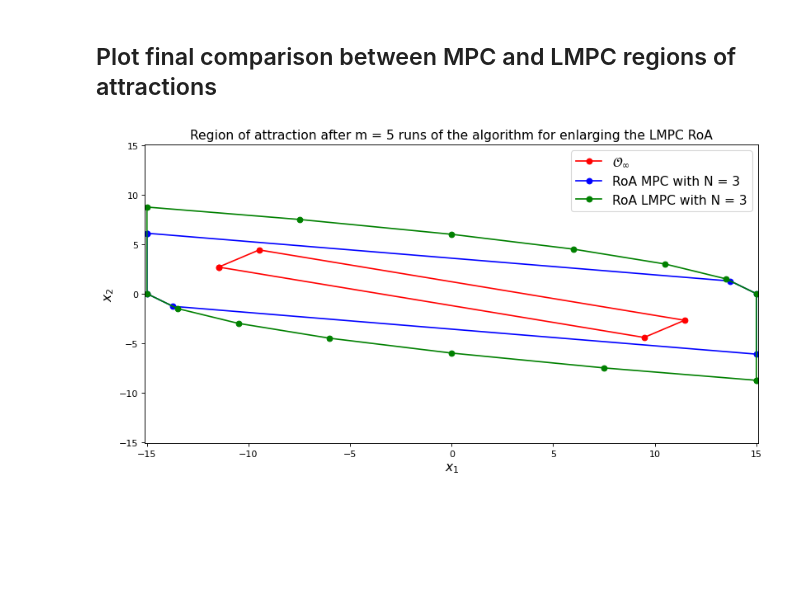
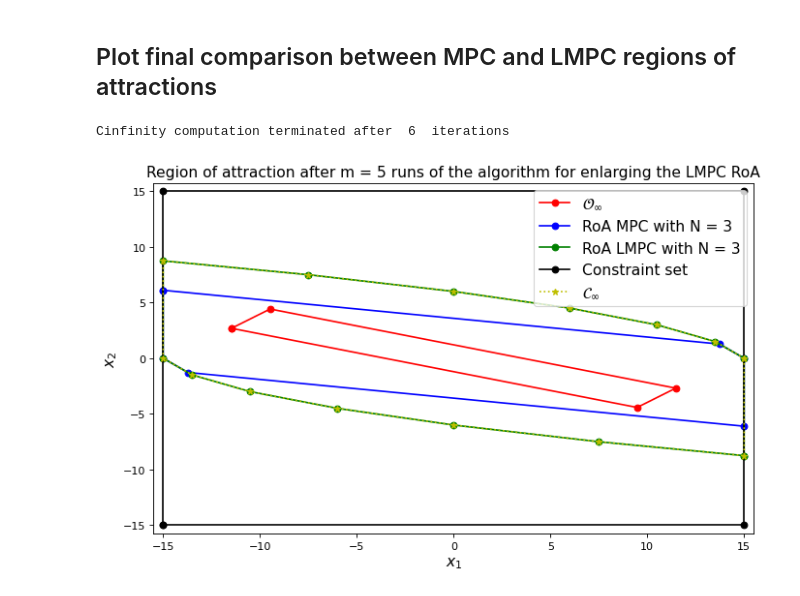
Before and after one commit to urosolia/Learning_Robust_MPC, a Jupyter notebook: Chapter_4/Ex1_LMPC_for_double_integrator/Ex1_LMPC_for_double_integrator.ipynb, the cells around one changed output. Saved outputs shown, nothing was run; the diff lists cells and outputs as text; code cells hidden in the pictures; blank space fills up the shorter version.

```diff
--- a/Chapter_4/Ex1_LMPC_for_double_integrator/Ex1_LMPC_for_double_integrator.ipynb
+++ b/Chapter_4/Ex1_LMPC_for_double_integrator/Ex1_LMPC_for_double_integrator.ipynb
@@ -77,7 +105,7 @@ plt.show()
 # Initialize LMPC object
 N_LMPC = 3 # horizon length
 Q1 = 0.01*Q
-lmpc = LMPC(N_LMPC, A, B, Q1, Q, R, x_max, u_max) # Initialize the LMPC (decide if you wanna use the CVX hull)
+lmpc = LMPC_CS(N_LMPC, A, B, Q1, Q, R, x_max, u_max) # Initialize the LMPC (decide if you wanna use the CVX hull)
 lmpc.addTrajectory(xcl_feasible, ucl_feasible) # Add feasible trajectory to the safe set
 
 totalIterations = 20 # Number of iterations to perform
@@ -190,5 +221,5 @@ RoA_MPC.NStepPreAB(A, B, Fx, bx, Fu, bu, N)
 # %%
-lmpc = LMPC(N_LMPC, A, B, Q1, Q, R, x_max, u_max) # Initialize the LMPC (decide if you wanna use the CVX hull)
+lmpc = LMPC_CS(N_LMPC, A, B, Q1, Q, R, x_max, u_max) # Initialize the LMPC (decide if you wanna use the CVX hull)
 # run simulation
 # iteration loop
 M = 5
@@ -232,16 +263,17 @@ for m in range(M):
     RoA_LMPC.computeVRep()
 
     # Plot intermediate results
-    plt.figure(figsize=(12, 6), dpi=80)
+    X = polytope(Fx, bx)
+    plt.figure(figsize=(10, 6), dpi=80)
     Oinf.plot2DPolytope('r', label='$\mathcal{O}_\infty$')
     RoA_MPC.plot2DPolytope('b', label='RoA MPC with N = 3')
     RoA_LMPC.plot2DPolytope('g', label='RoA LMPC with N = 3')
+    X.plot2DPolytope('k', label='Constraint set')
     plt.xlabel('$x_1$')
     plt.ylabel('$x_2$')
-    plt.legend()
-    plt.xlim(-x_max-0.1,x_max+0.1)
-    plt.ylim(-x_max-0.1,x_max+0.1)
-    plt.legend(fontsize=14)
+    plt.xlim(-x_max-0.5,x_max+0.5)
+    plt.ylim(-x_max-0.5,x_max+0.5)
+    plt.legend(fontsize=14, loc=1)
     plt.title('Region of attraction after m = '+str(m+1)+' runs of the algorithm for enlarging the LMPC RoA', fontsize=14)
     plt.xlabel('$x_1$', fontsize=14)
     plt.ylabel('$x_2$', fontsize=14)
@@ -306,22 +338,28 @@ Start LMPC with initial condition x =  [ 7.5 -7.5]
 ## Plot final comparison between MPC and LMPC regions of attractions
 # %%
 # Plot final results
+Cinfty = polytope(Fx, bx)
+Cinfty.computeC_inf(A, B, Fu, bu)
 RoA_LMPC = polytope(vertices=lmpc.SS.T)
 RoA_LMPC.NStepPreAB(A, B, Fx, bx, Fu, bu, N)
 RoA_LMPC.computeVRep()
-plt.figure(figsize=(12, 6), dpi=80)
+plt.figure(figsize=(10, 6), dpi=80)
 Oinf.plot2DPolytope('r', label='$\mathcal{O}_\infty$')
 RoA_MPC.plot2DPolytope('b', label='RoA MPC with N = 3')
 RoA_LMPC.plot2DPolytope('g', label='RoA LMPC with N = 3')
+X.plot2DPolytope('k', label='Constraint set')
+Cinfty.plot2DPolytope('y', linestyle=':*', label='$\mathcal{C}_\infty$')
 plt.xlabel('$x_1$')
 plt.ylabel('$x_2$')
 plt.legend()
-plt.xlim(-x_max-0.1,x_max+0.1)
-plt.ylim(-x_max-0.1,x_max+0.1)
-plt.legend(fontsize=14)
+plt.xlim(-x_max-0.5,x_max+0.5)
+plt.ylim(-x_max-0.75,x_max+0.75)
+plt.legend(fontsize=14, loc=1)
 plt.title('Region of attraction after m = '+str(m+1)+' runs of the algorithm for enlarging the LMPC RoA', fontsize=14)
 plt.xlabel('$x_1$', fontsize=14)
 plt.ylabel('$x_2$', fontsize=14)
+plt.savefig('LinearLMPC_RoA_comparison.png')
 plt.show()
 # %% [output]
+Cinfinity computation terminated after  6  iterations
-[figure, old version]
+[figure, new version]
```
Also changed, not shown: parts of 6 cells of this notebook, 16 other files.
